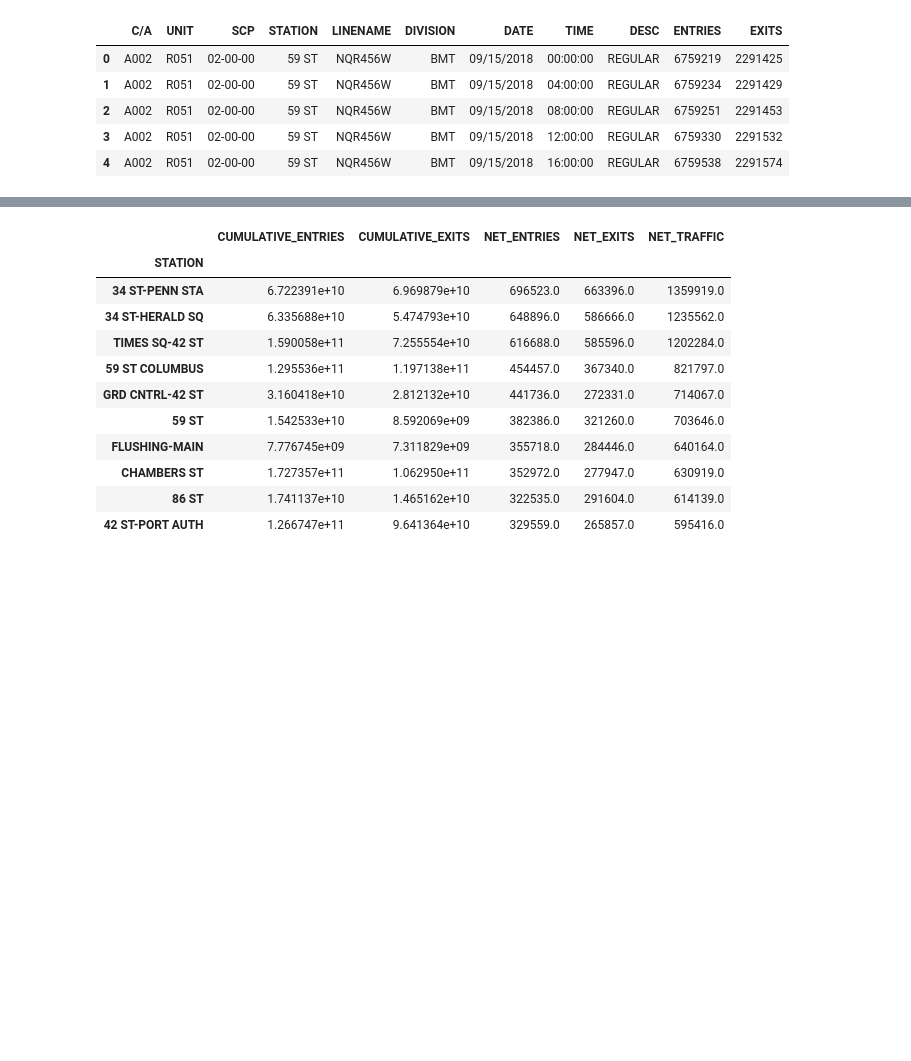
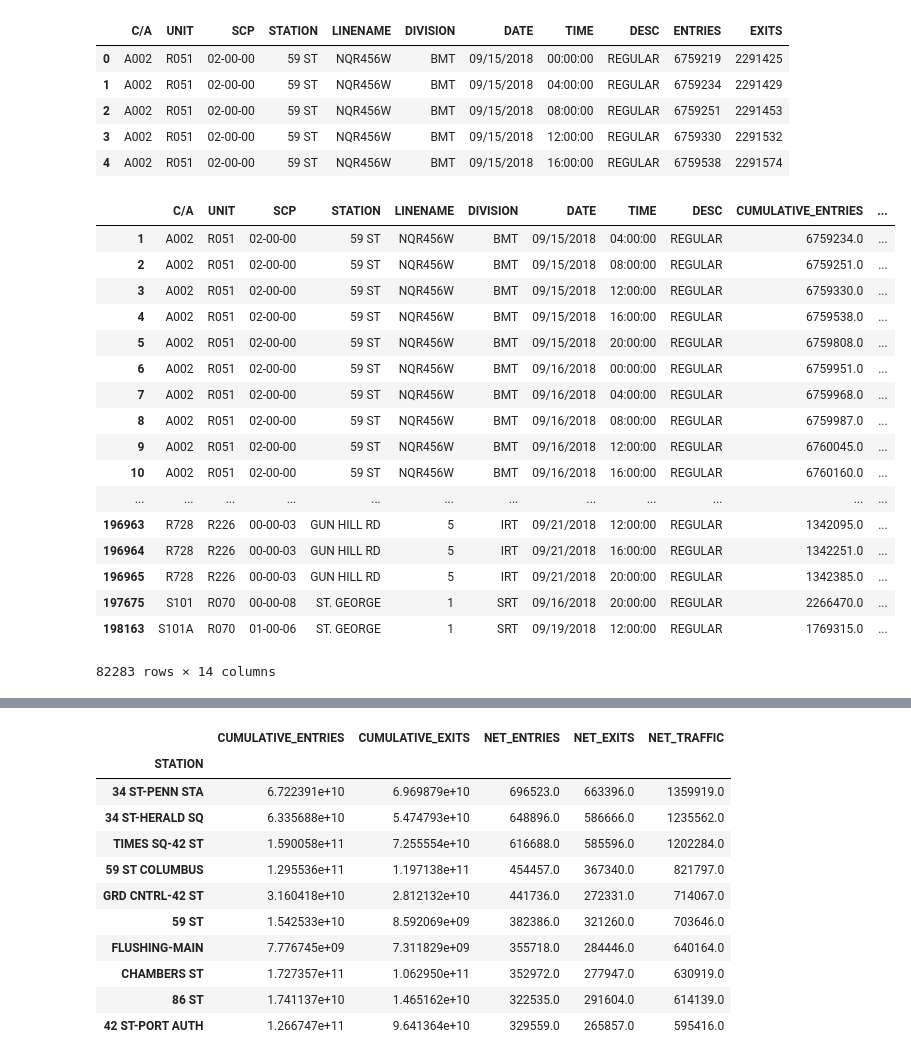
Before and after one commit to dynogravelso/benson_group_2, a Jupyter notebook: Data exploration.ipynb, the cells around one changed output, grey strips where cells are left out. Drawn from its saved outputs; the diff is of its cells as text; code cells hidden in the pictures; blank space fills up the shorter version.

```diff
--- a/Data exploration.ipynb
+++ b/Data exploration.ipynb
@@ -75,27 +67,47 @@ idx = pd.IndexSlice
 # %%
 #clean data
 date = '09/15/2018'
 time = '08:00:00'
 
 df4 = df[(df['TIME'] == '00:00:00') | \
           (df['TIME'] == '04:00:00') | \
           (df['TIME'] == '08:00:00') | \
           (df['TIME'] == '12:00:00') | \
           (df['TIME'] == '16:00:00') | \
           (df['TIME'] == '20:00:00')].copy()
 
 df4['NET_ENTRIES'] = df4['CUMULATIVE_ENTRIES'].diff()
 
 df4['NET_EXITS'] = df4['CUMULATIVE_EXITS'].diff()
 
 df4['NET_TRAFFIC'] = df4['NET_EXITS'] + df4['NET_ENTRIES']
 
 
 
 df4 = df4[(df4['NET_ENTRIES'] > 0) & (df4['NET_ENTRIES'] < 10000) & (df4['NET_EXITS'] > 0) & (df4['NET_EXITS'] < 10000)]
 
 df4[(df4.TIME == '00:00:00') & (df4.DATE == '09/15/2018')] = np.nan
 
 df4.dropna(inplace = True)
 # sns.boxplot(df4.NET_TRAFFIC)
 df_clean = df4
+df_clean
+# %% [output]
+|  | C/A | UNIT | SCP | STATION | LINENAME | DIVISION | DATE | TIME | DESC | CUMULATIVE_ENTRIES | ... |
+| 1 | A002 | R051 | 02-00-00 | 59 ST | NQR456W | BMT | 09/15/2018 | 04:00:00 | REGULAR | 6759234.0 | ... |
+| 2 | A002 | R051 | 02-00-00 | 59 ST | NQR456W | BMT | 09/15/2018 | 08:00:00 | REGULAR | 6759251.0 | ... |
+| 3 | A002 | R051 | 02-00-00 | 59 ST | NQR456W | BMT | 09/15/2018 | 12:00:00 | REGULAR | 6759330.0 | ... |
+| 4 | A002 | R051 | 02-00-00 | 59 ST | NQR456W | BMT | 09/15/2018 | 16:00:00 | REGULAR | 6759538.0 | ... |
+| 5 | A002 | R051 | 02-00-00 | 59 ST | NQR456W | BMT | 09/15/2018 | 20:00:00 | REGULAR | 6759808.0 | ... |
+| 6 | A002 | R051 | 02-00-00 | 59 ST | NQR456W | BMT | 09/16/2018 | 00:00:00 | REGULAR | 6759951.0 | ... |
+| 7 | A002 | R051 | 02-00-00 | 59 ST | NQR456W | BMT | 09/16/2018 | 04:00:00 | REGULAR | 6759968.0 | ... |
+| 8 | A002 | R051 | 02-00-00 | 59 ST | NQR456W | BMT | 09/16/2018 | 08:00:00 | REGULAR | 6759987.0 | ... |
+| 9 | A002 | R051 | 02-00-00 | 59 ST | NQR456W | BMT | 09/16/2018 | 12:00:00 | REGULAR | 6760045.0 | ... |
+| 10 | A002 | R051 | 02-00-00 | 59 ST | NQR456W | BMT | 09/16/2018 | 16:00:00 | REGULAR | 6760160.0 | ... |
+| ... | ... | ... | ... | ... | ... | ... | ... | ... | ... | ... | ... |
+| 196963 | R728 | R226 | 00-00-03 | GUN HILL RD | 5 | IRT | 09/21/2018 | 12:00:00 | REGULAR | 1342095.0 | ... |
+| 196964 | R728 | R226 | 00-00-03 | GUN HILL RD | 5 | IRT | 09/21/2018 | 16:00:00 | REGULAR | 1342251.0 | ... |
+| 196965 | R728 | R226 | 00-00-03 | GUN HILL RD | 5 | IRT | 09/21/2018 | 20:00:00 | REGULAR | 1342385.0 | ... |
+| 197675 | S101 | R070 | 00-00-08 | ST. GEORGE | 1 | SRT | 09/16/2018 | 20:00:00 | REGULAR | 2266470.0 | ... |
+| 198163 | S101A | R070 | 01-00-06 | ST. GEORGE | 1 | SRT | 09/19/2018 | 12:00:00 | REGULAR | 1769315.0 | ... |
+82283 rows × 14 columns
```
Also changed, not shown: parts of 6 cells of this notebook.
